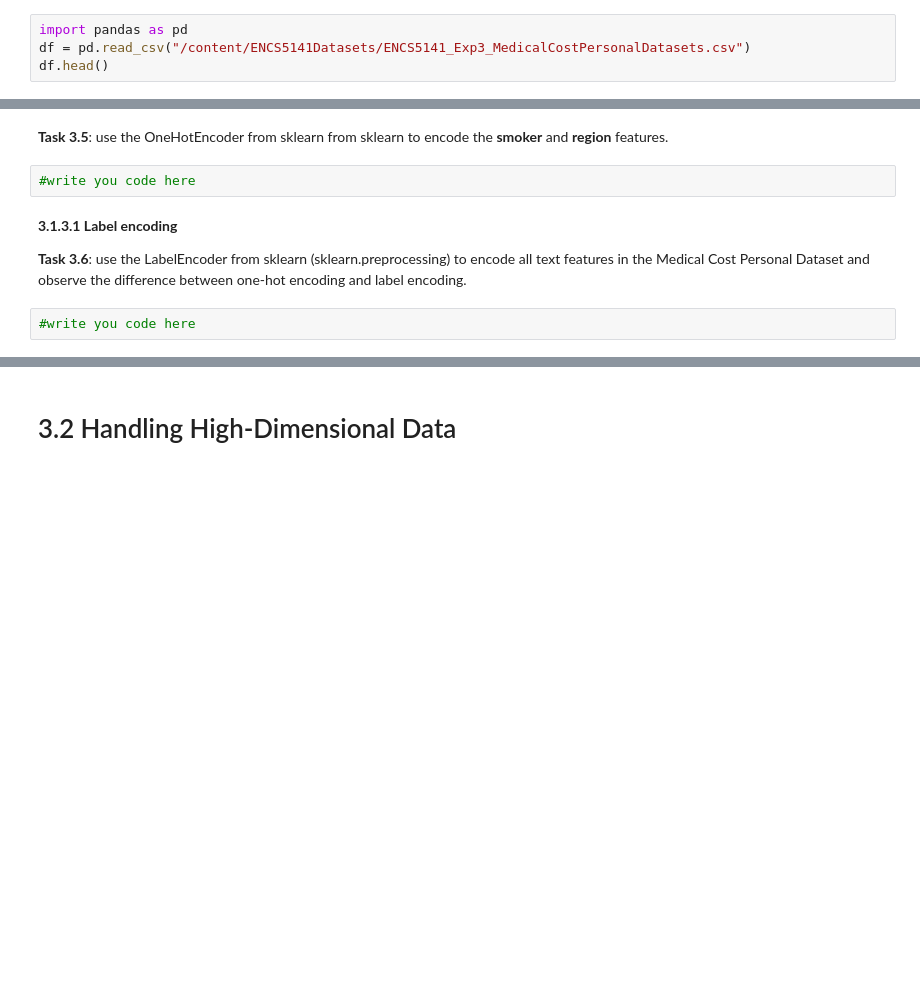
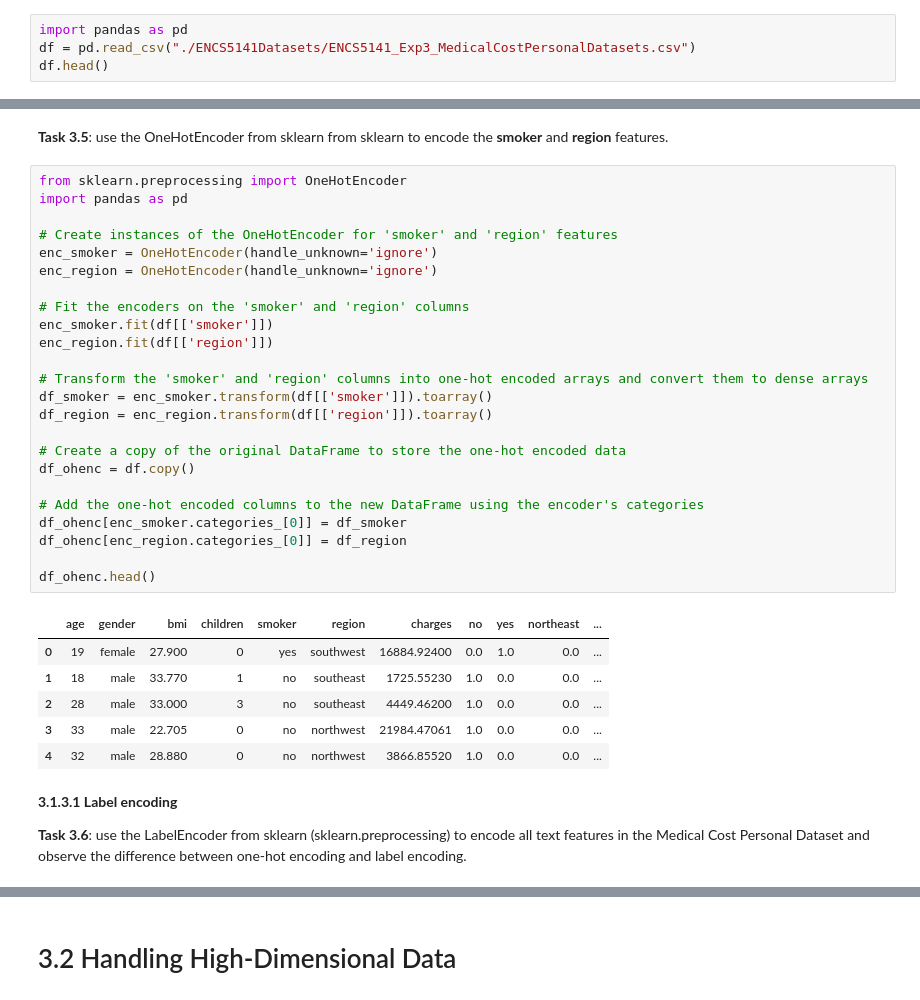
Before and after one commit to faris771/ENCS5141_AI_LAB, a Jupyter notebook: ENCS5141_Exp3_Feature_Engineering.ipynb, the cells around one changed output, grey strips where cells are left out. Saved outputs shown, nothing was run; the diff lists cells and outputs as text; blank space fills up the shorter version.

```diff
--- a/ENCS5141_Exp3_Feature_Engineering.ipynb
+++ b/ENCS5141_Exp3_Feature_Engineering.ipynb
@@ -535,5 +535,5 @@ To clone the repository if you haven't already done so, execute the following co
 To read the file into a DataFrame and display information about the file run the following code snippet
 # %%
 import pandas as pd
-df = pd.read_csv("/content/ENCS5141Datasets/ENCS5141_Exp3_MedicalCostPersonalDatasets.csv")
+df = pd.read_csv("./ENCS5141Datasets/ENCS5141_Exp3_MedicalCostPersonalDatasets.csv")
 df.head()
@@ -564,11 +578,38 @@ df_ohenc.head()
 Each category is represented by its own distinct binary column in the encoding. Remember to exclude the original 'gender' (text) feature from the encoded dataset before using it for machine learning purposes
 # %% [markdown]
 **Task 3.5**: use the OneHotEncoder from sklearn from sklearn to encode the **smoker** and **region** features.
-# %%
-#write you code here
+# %%
+from sklearn.preprocessing import OneHotEncoder
+import pandas as pd
+
+# Create instances of the OneHotEncoder for 'smoker' and 'region' features
+enc_smoker = OneHotEncoder(handle_unknown='ignore')
+enc_region = OneHotEncoder(handle_unknown='ignore')
+
+# Fit the encoders on the 'smoker' and 'region' columns
+enc_smoker.fit(df[['smoker']])
+enc_region.fit(df[['region']])
+
+# Transform the 'smoker' and 'region' columns into one-hot encoded arrays and convert them to dense arrays
+df_smoker = enc_smoker.transform(df[['smoker']]).toarray()
+df_region = enc_region.transform(df[['region']]).toarray()
+
+# Create a copy of the original DataFrame to store the one-hot encoded data
+df_ohenc = df.copy()
+
+# Add the one-hot encoded columns to the new DataFrame using the encoder's categories
+df_ohenc[enc_smoker.categories_[0]] = df_smoker
+df_ohenc[enc_region.categories_[0]] = df_region
+
+df_ohenc.head()
+# %% [output]
+|  | age | gender | bmi | children | smoker | region | charges | no | yes | northeast | ... |
+| 0 | 19 | female | 27.900 | 0 | yes | southwest | 16884.92400 | 0.0 | 1.0 | 0.0 | ... |
+| 1 | 18 | male | 33.770 | 1 | no | southeast | 1725.55230 | 1.0 | 0.0 | 0.0 | ... |
+| 2 | 28 | male | 33.000 | 3 | no | southeast | 4449.46200 | 1.0 | 0.0 | 0.0 | ... |
+| 3 | 33 | male | 22.705 | 0 | no | northwest | 21984.47061 | 1.0 | 0.0 | 0.0 | ... |
+| 4 | 32 | male | 28.880 | 0 | no | northwest | 3866.85520 | 1.0 | 0.0 | 0.0 | ... |
 # %% [markdown]
 **3.1.3.1 Label encoding**
 
 **Task 3.6**: use the LabelEncoder from sklearn (sklearn.preprocessing) to encode all text features in the Medical Cost Personal Dataset and observe the difference between one-hot encoding and label encoding.
-# %%
-#write you code here
```
Also changed, not shown: parts of 11 cells of this notebook, 2 other files.
